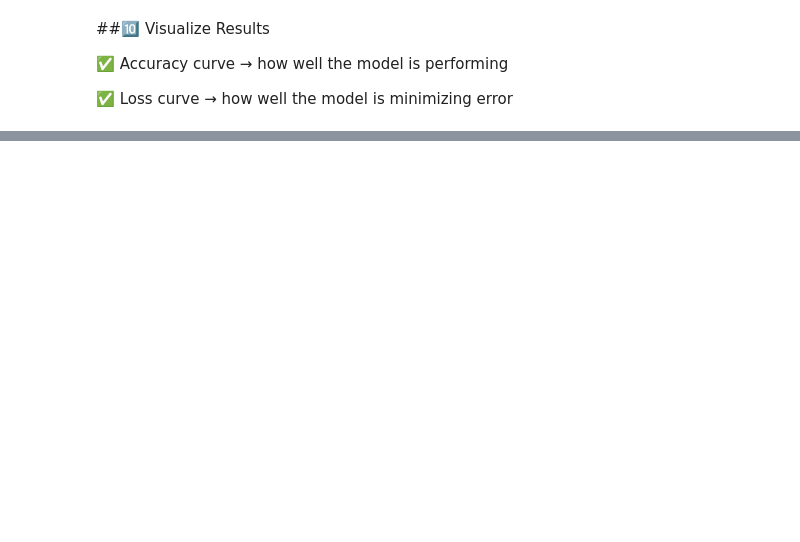
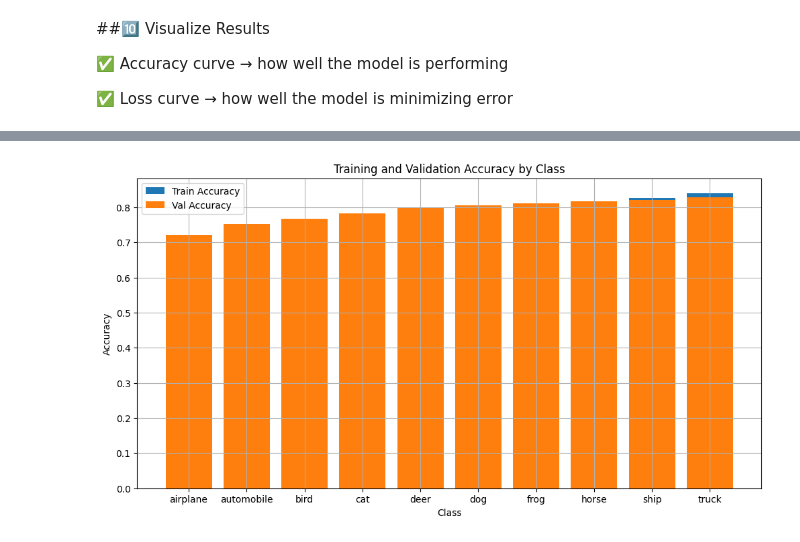
Before and after one commit to torifinch/ImageClassification_ComputerVision, a Jupyter notebook: Cifar10_CVProject.ipynb, the cells around one changed output, grey strips where cells are left out. Drawn from its saved outputs; the diff is of its cells as text; code cells hidden in the pictures; blank space fills up the shorter version.

```diff
--- a/Cifar10_CVProject.ipynb
+++ b/Cifar10_CVProject.ipynb
@@ -523,0 +600,13 @@ plt.show()
+# %%
+#Bar chart of per-class accuracy
+plt.figure(figsize=(12, 6))
+plt.bar(class_names, history_finetune.history['accuracy'], label='Train Accuracy')
+plt.bar(class_names, history_finetune.history['val_accuracy'], label='Val Accuracy')
+plt.title('Training and Validation Accuracy by Class')
+plt.xlabel('Class')
+plt.ylabel('Accuracy')
+plt.legend()
+plt.grid(True)
+plt.show()
+# %% [output]
+[figure, added]
```
Also changed, not shown: parts of 32 cells of this notebook.
